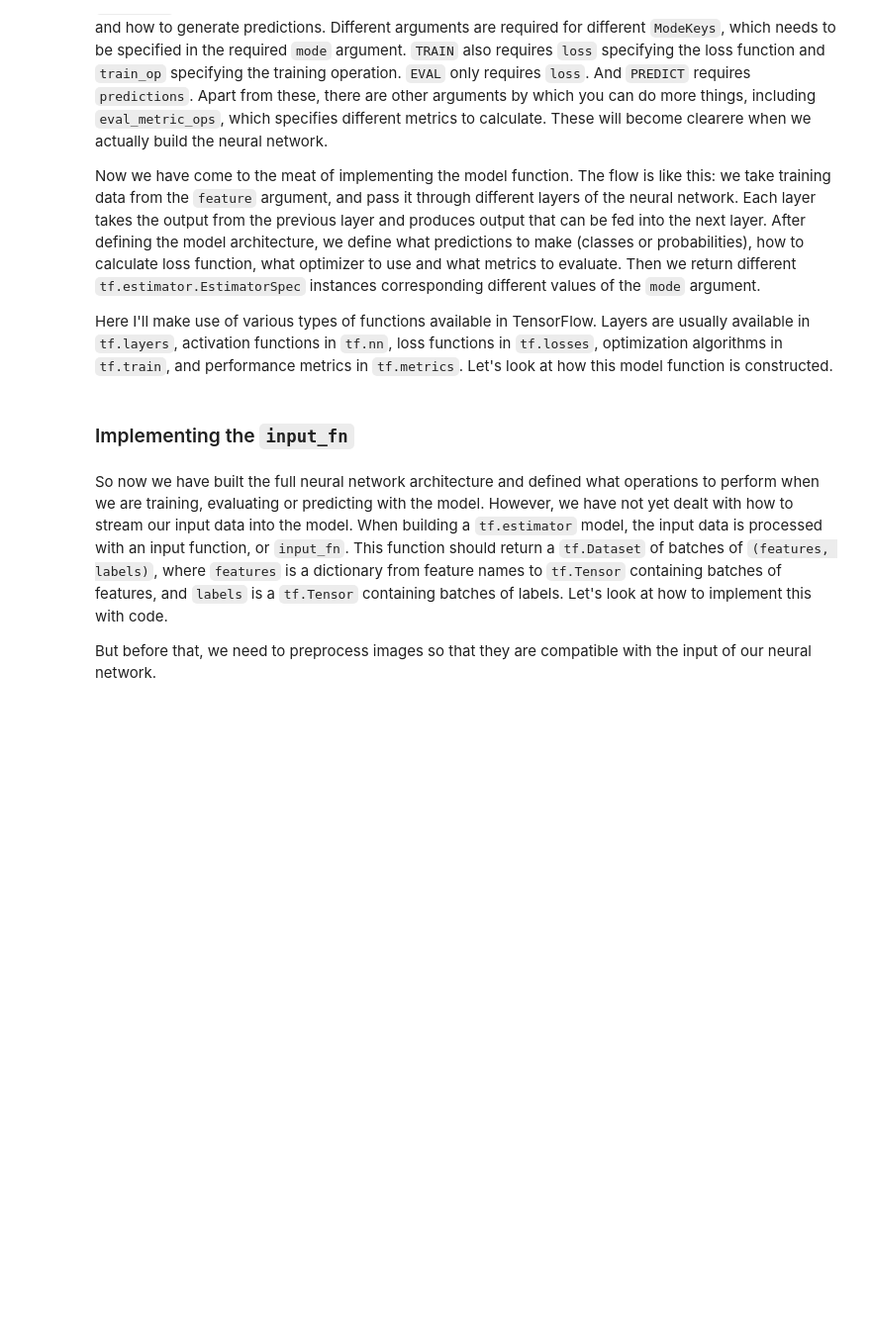
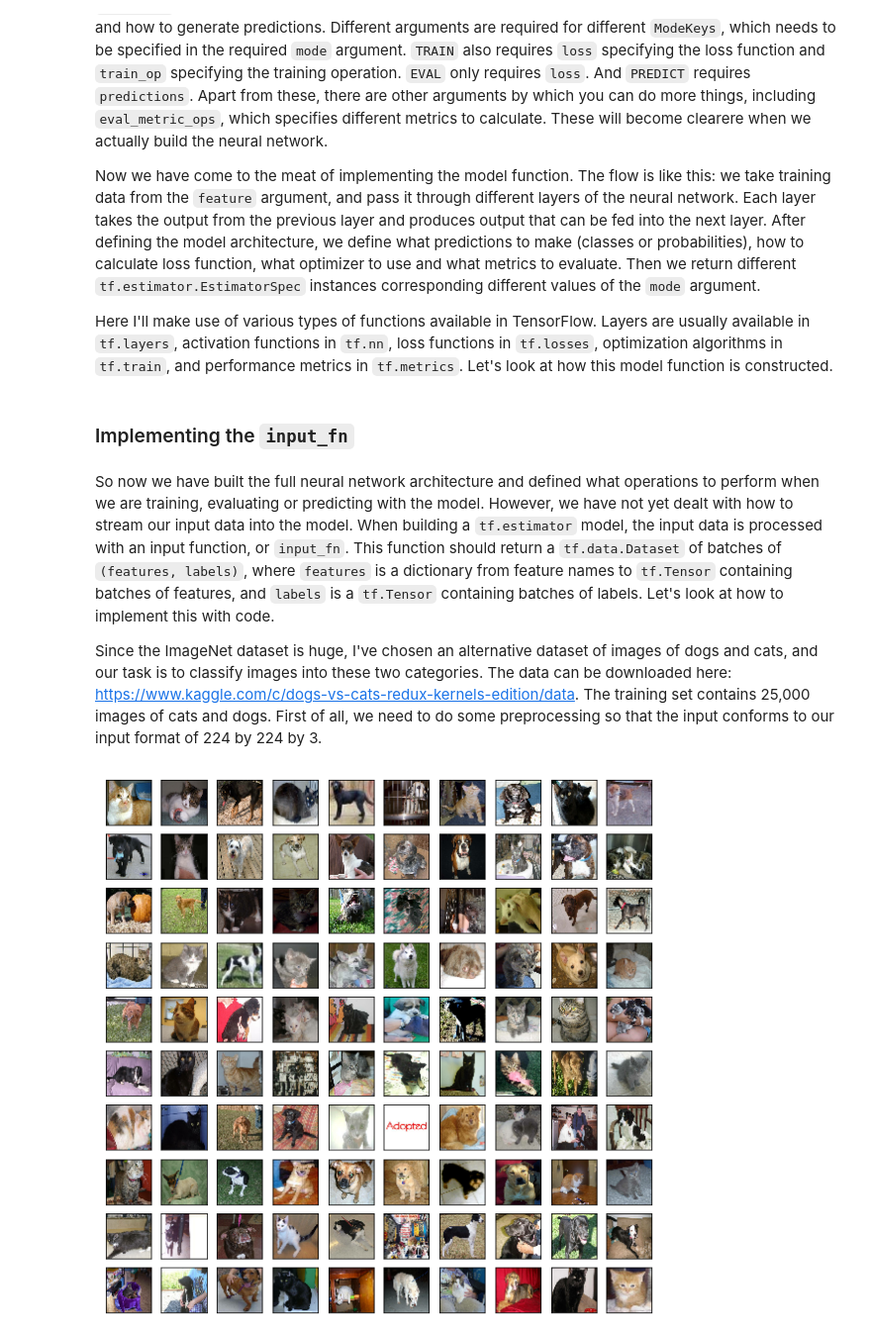
Before and after one commit to CharlesSiqiLiang/Deep-learning-tutorials, a Jupyter notebook: 2-AlexNet-tf.ipynb, the cells around one changed output. Shown: that part at 99% size. Drawn from its saved outputs; the diff is of its cells as text; code cells hidden in the pictures; blank space fills up the shorter version.

```diff
--- a/2-AlexNet-tf.ipynb
+++ b/2-AlexNet-tf.ipynb
@@ -158,6 +169,41 @@ def model_fn(features, labels, mode):
 # %% [markdown]
 ### Implementing the <code>input_fn</code>
 # %% [markdown]
-So now we have built the full neural network architecture and defined what operations to perform when we are training, evaluating or predicting with the model. However, we have not yet dealt with how to stream our input data into the model. When building a <code>tf.estimator</code> model, the input data is processed with an input function, or <code>input_fn</code>. This function should return a <code>tf.Dataset</code> of batches of <code>(features, labels)</code>, where <code>features</code> is a dictionary from feature names to <code>tf.Tensor</code> containing batches of features, and <code>labels</code> is a <code>tf.Tensor</code> containing batches of labels. Let's look at how to implement this with code.
+So now we have built the full neural network architecture and defined what operations to perform when we are training, evaluating or predicting with the model. However, we have not yet dealt with how to stream our input data into the model. When building a <code>tf.estimator</code> model, the input data is processed with an input function, or <code>input_fn</code>. This function should return a <code>tf.data.Dataset</code> of batches of <code>(features, labels)</code>, where <code>features</code> is a dictionary from feature names to <code>tf.Tensor</code> containing batches of features, and <code>labels</code> is a <code>tf.Tensor</code> containing batches of labels. Let's look at how to implement this with code.
 
-But before that, we need to preprocess images so that they are compatible with the input of our neural network.
+Since the ImageNet dataset is huge, I've chosen an alternative dataset of images of dogs and cats, and our task is to classify images into these two categories. The data can be downloaded here: https://www.kaggle.com/c/dogs-vs-cats-redux-kernels-edition/data. The training set contains 25,000 images of cats and dogs. First of all, we need to do some preprocessing so that the input conforms to our input format of 224 by 224 by 3.
+# %%
+import glob
+import random
+from matplotlib import pyplot as plt
+%matplotlib inline
+
+# We're going to do minimum preprocessing. For simiplicity, we will resize the image into 224
+# pixels by 224 pixels. And then we're just going to convert it into RGB format. Let's take a
+# look at a sample of the images in the training set.
+
+TRAINING_PATH = "./datasets/dogs_vs_cats/train/" # Replace with your training image folder
+image_files = glob.glob(TRAINING_PATH + "*.jpg")
+image_sample = random.sample(image_files, 100) # Take a sample of 100 images.
+processed_sample = []
+
+for image_file in image_sample:
+    img = tf.read_file(image_file)
+
+    # Decode the jpg file; channels=3 indicates RGB encoding.
+    img = tf.image.decode_jpeg(img, channels=3)
+    # Resize into 224 by 224.0
+    img = tf.image.resize_images(img, [224, 224])
+    # Normalize so that values are between 0 and 1.
+    img /= 255.0
+    processed_sample.append(img)
+
+fig, ax = plt.subplots(10,10)
+fig.set_figwidth(10)
+fig.set_figheight(10)
+for i in range(100):
+    ax[i//10][i%10].imshow(processed_sample[i])
+    ax[i//10][i%10].set_xticks([])
+    ax[i//10][i%10].set_yticks([])
+# %% [output]
+[figure, added]
```
Also changed, not shown: parts of 21 cells of this notebook.
